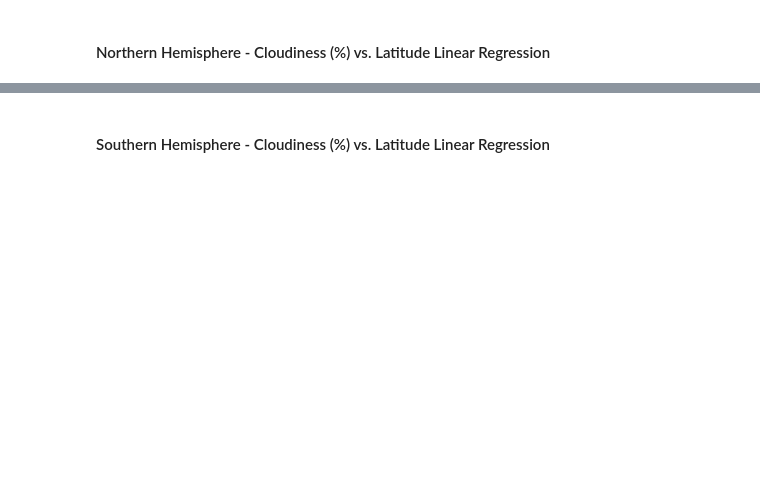
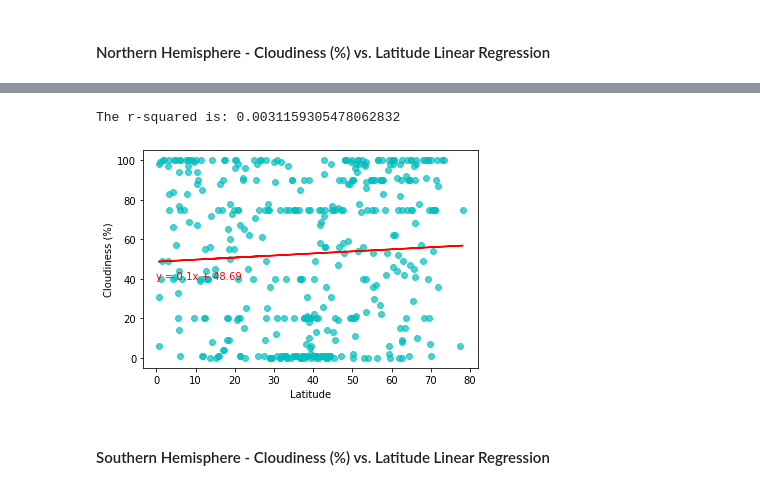
Before and after one commit to szerpa17/API-Challenge, a Jupyter notebook: WeatherPy/WeatherPy.ipynb, the cells around one changed output, grey strips where cells are left out. Cells and saved outputs as stored; diff of their text form; code cells hidden in the pictures; blank space fills up the shorter version.

```diff
--- a/WeatherPy/WeatherPy.ipynb
+++ b/WeatherPy/WeatherPy.ipynb
@@ -369,2 +368,7 @@ The r-squared is: 0.05768812657005063
+# %%
+n_regsn(df, 'Lat', 'Cloudiness', 'Latitude', 'Cloudiness (%)')
+# %% [output]
+The r-squared is: 0.0031159305478062832
+[figure, added]
 # %% [markdown]
 ####  Southern Hemisphere - Cloudiness (%) vs. Latitude Linear Regression
```
Also changed, not shown: parts of 14 cells of this notebook, 8 other files.
